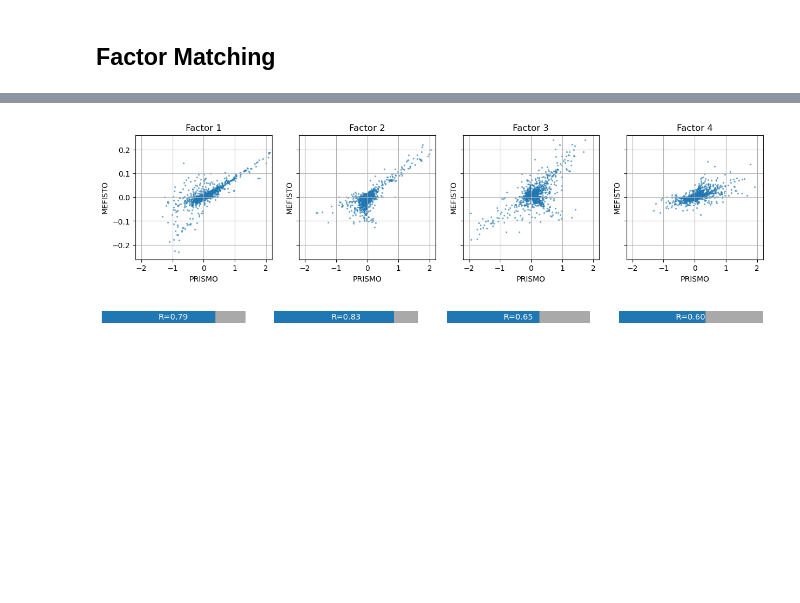
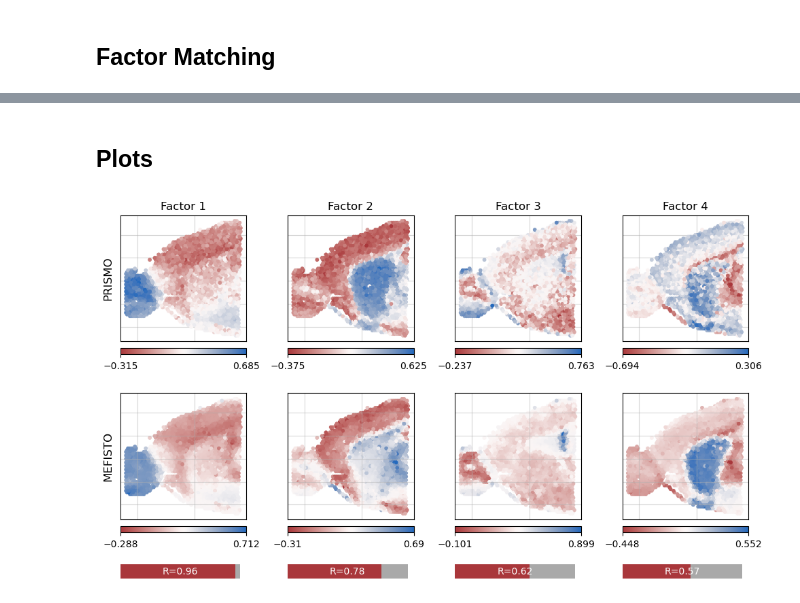
Before and after one commit to bioFAM/prismo, a Jupyter notebook: notebooks/mefisto_visium/analysis.ipynb, the cells around one changed output, grey strips where cells are left out. Saved outputs shown, nothing was run; the diff lists cells and outputs as text; code cells hidden in the pictures; blank space fills up the shorter version.

```diff
--- a/notebooks/mefisto_visium/analysis.ipynb
+++ b/notebooks/mefisto_visium/analysis.ipynb
@@ -120,33 +73,29 @@ plt.show()
-# %%
-fig, axs = plt.subplots(1, 4, figsize=(15, 3), sharex=True, sharey=True)
-
-for i in range(4):
-    ax = axs.flatten()[i]
-    ax.scatter(w_prismo.iloc[i], w_mefisto.iloc[i], s=2, alpha=0.5)
-    ax.set_title(f"Factor {i+1}")
-    ax.grid()
-    x_max = w_prismo.iloc[i].abs().max()
-    ax.set_xlim(-x_max, x_max)
-    y_max = w_mefisto.iloc[i].abs().max()
-    ax.set_ylim(-y_max, y_max)
-    ax.set_xlabel("PRISMO")
-    ax.set_ylabel("MEFISTO")
-# %% [output]
-[figure, removed]
-# %%
-fig, axs = plt.subplots(1, 4, figsize=(15, 0.3))
-
-for i in range(4):
-    ax = axs.flatten()[i]
-    ax.barh(0, 1, color="darkgray")
-    value = pearsonr(w_prismo.iloc[i], w_mefisto.iloc[i])[0]
-    ax.barh(0, value, color="C0")
-    ax.text(0.5, 0, f'R={value:.2f}', va='center', ha='center', color='white')
-    ax.set_xlim(0, 1)
-    ax.set_yticks([])
-    ax.get_yaxis().set_visible(False)
-    ax.axis('off')
-
-plt.show()
-# %% [output]
-[figure, removed]
+# %%
+z_inds, z_signs = match(z_mefisto, z_prismo, dim=-1)
+
+z_prismo = z_prismo[:, z_inds]
+z_prismo = z_prismo * z_signs.reshape(1, -1)
+
+w_prismo = w_prismo[:, z_inds]
+w_prismo = w_prismo * z_signs.reshape(1, -1)
+
+z_prismo = z_prismo / np.ptp(z_prismo, axis=0, keepdims=True)
+z_mefisto = z_mefisto / np.ptp(z_mefisto, axis=0, keepdims=True)
+
+w_prismo = w_prismo / np.ptp(w_prismo, axis=0, keepdims=True)
+w_mefisto = w_mefisto / np.ptp(w_mefisto, axis=0, keepdims=True)
+
+corr = []
+for factor in range(z_prismo.shape[1]):
+    corr.append(pearsonr(z_prismo[:, factor], z_mefisto[:, factor])[0])
+corr = np.array(corr)
+factor_order = corr.argsort()[::-1]
+corr = corr[factor_order]
+
+z_prismo = z_prismo[:, factor_order]
+w_prismo = w_prismo[:, factor_order]
+
+z_mefisto = z_mefisto[:, factor_order]
+w_mefisto = w_mefisto[:, factor_order]
+# %% [markdown]
+## Plots
@@ -152,0 +168,4 @@ plt.show()
+# %%
+plot_factors(z_prismo, z_mefisto, x=adata.obsm["spatial"], name_other="MEFISTO", save_path="plots/factors.svg", s=10, figsize=(10, 6))
+# %% [output]
+[figure, added]
```
Also changed, not shown: parts of 14 cells of this notebook, 21 other files.
